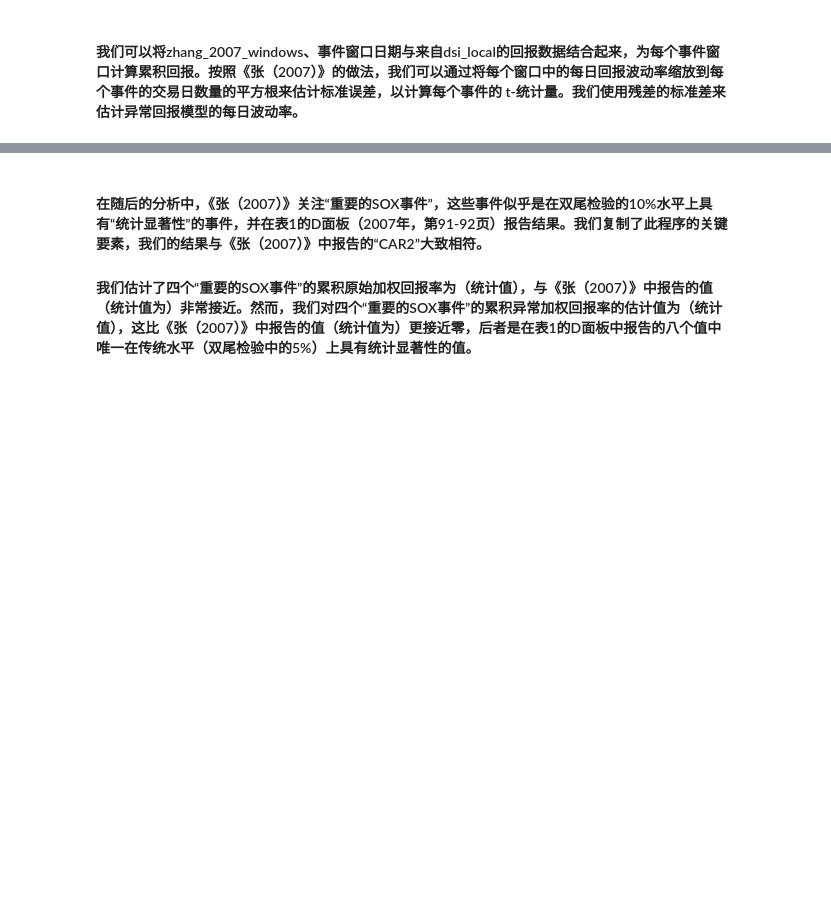
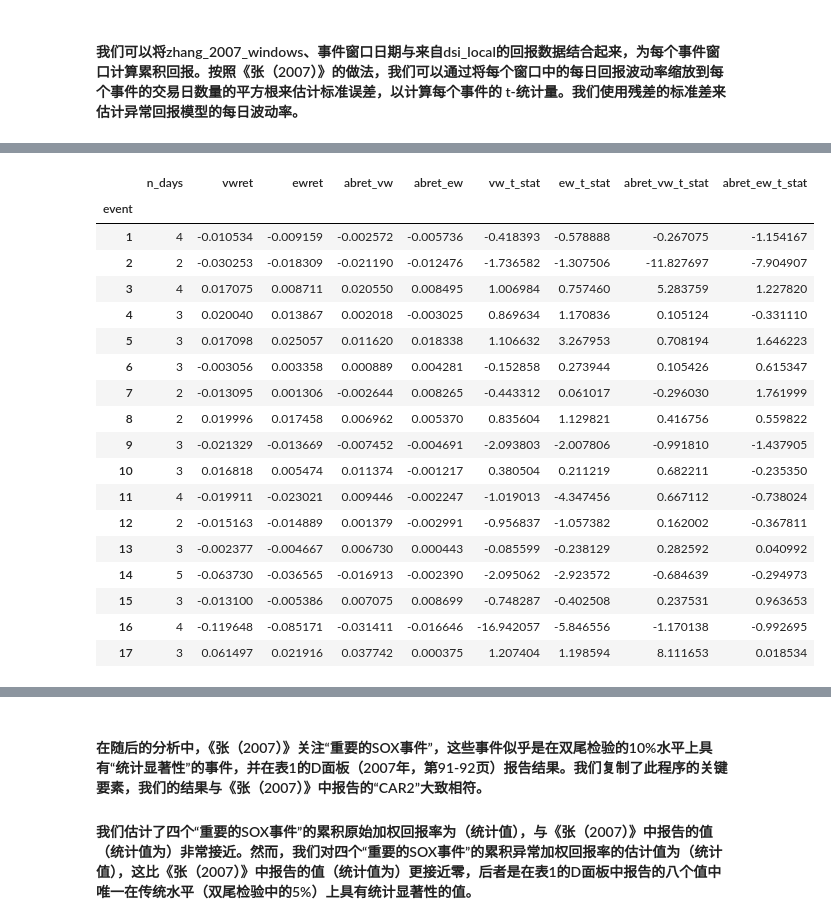
Before and after one commit to WHUFT/WHU_FinTech_Workshop, a Jupyter notebook: 10-研究方法学习班/17-Empirical Research in Accounting/04_Event studies/04_Event studies .ipynb, the cells around one changed output, grey strips where cells are left out. Drawn from its saved outputs; the diff is of its cells as text; code cells hidden in the pictures; blank space fills up the shorter version.

```diff
--- a/10-研究方法学习班/17-Empirical Research in Accounting/04_Event studies/04_Event studies .ipynb
+++ b/10-研究方法学习班/17-Empirical Research in Accounting/04_Event studies/04_Event studies .ipynb
@@ -725 +669,58 @@ print(summary)
+# %%
+# 创建一个空列表用于存放合并后的数据
+results = []
+
+# 遍历 zhang_2007_windows 中的每一行
+for _, window in zhang_2007_windows.iterrows():
+    # 在 dsi_merged 中找到日期位于 beg_date 和 end_date 范围内的行
+    matches = dsi_merged[(dsi_merged['date'] >= window['beg_date']) & (dsi_merged['date'] <= window['end_date'])]
+
+    # 如果找到匹配的行
+    if not matches.empty:
+        # 合并当前 window 行和所有匹配的行
+        for _, match in matches.iterrows():
+            # 将当前 window 的数据和匹配的数据合并成一个 Series
+            merged_data = pd.concat([window, match])
+            results.append(merged_data)
+
+# 将结果列表转换成 DataFrame
+merged_df = pd.DataFrame(results)
+
+# 按 'event' 分组，计算所需的统计数据
+grouped = merged_df.groupby('event')
+summary_df = grouped.agg(
+    n_days=pd.NamedAgg(column='date', aggfunc='size'),
+    vwret=pd.NamedAgg(column='vwretd', aggfunc='sum'),
+    ewret=pd.NamedAgg(column='ewretd', aggfunc='sum'),
+    abret_vw=pd.NamedAgg(column='abret_vw', aggfunc='sum'),
+    abret_ew=pd.NamedAgg(column='abret_ew', aggfunc='sum'),
+    vw_t_stat=pd.NamedAgg(column='vwretd', aggfunc=lambda x: x.sum() / (np.sqrt(x.size) * x.std(ddof=1))),
+    ew_t_stat=pd.NamedAgg(column='ewretd', aggfunc=lambda x: x.sum() / (np.sqrt(x.size) * x.std(ddof=1))),
+    abret_vw_t_stat=pd.NamedAgg(column='abret_vw', aggfunc=lambda x: x.sum() / (np.sqrt(x.size) * x.std(ddof=1))),
+    abret_ew_t_stat=pd.NamedAgg(column='abret_ew', aggfunc=lambda x: x.sum() / (np.sqrt(x.size) * x.std(ddof=1)))
+)
+
+# 将计算结果 DataFrame 命名为 zhang_2007_rets
+zhang_2007_rets = summary_df
+zhang_2007_rets
+# %% [output]
+|  | n_days | vwret | ewret | abret_vw | abret_ew | vw_t_stat | ew_t_stat | abret_vw_t_stat | abret_ew_t_stat |
+| event |  |  |  |  |  |  |  |  |  |
+| 1 | 4 | -0.010534 | -0.009159 | -0.002572 | -0.005736 | -0.418393 | -0.578888 | -0.267075 | -1.154167 |
+| 2 | 2 | -0.030253 | -0.018309 | -0.021190 | -0.012476 | -1.736582 | -1.307506 | -11.827697 | -7.904907 |
+| 3 | 4 | 0.017075 | 0.008711 | 0.020550 | 0.008495 | 1.006984 | 0.757460 | 5.283759 | 1.227820 |
+| 4 | 3 | 0.020040 | 0.013867 | 0.002018 | -0.003025 | 0.869634 | 1.170836 | 0.105124 | -0.331110 |
+| 5 | 3 | 0.017098 | 0.025057 | 0.011620 | 0.018338 | 1.106632 | 3.267953 | 0.708194 | 1.646223 |
+| 6 | 3 | -0.003056 | 0.003358 | 0.000889 | 0.004281 | -0.152858 | 0.273944 | 0.105426 | 0.615347 |
+| 7 | 2 | -0.013095 | 0.001306 | -0.002644 | 0.008265 | -0.443312 | 0.061017 | -0.296030 | 1.761999 |
+| 8 | 2 | 0.019996 | 0.017458 | 0.006962 | 0.005370 | 0.835604 | 1.129821 | 0.416756 | 0.559822 |
+| 9 | 3 | -0.021329 | -0.013669 | -0.007452 | -0.004691 | -2.093803 | -2.007806 | -0.991810 | -1.437905 |
+| 10 | 3 | 0.016818 | 0.005474 | 0.011374 | -0.001217 | 0.380504 | 0.211219 | 0.682211 | -0.235350 |
+| 11 | 4 | -0.019911 | -0.023021 | 0.009446 | -0.002247 | -1.019013 | -4.347456 | 0.667112 | -0.738024 |
+| 12 | 2 | -0.015163 | -0.014889 | 0.001379 | -0.002991 | -0.956837 | -1.057382 | 0.162002 | -0.367811 |
+| 13 | 3 | -0.002377 | -0.004667 | 0.006730 | 0.000443 | -0.085599 | -0.238129 | 0.282592 | 0.040992 |
+| 14 | 5 | -0.063730 | -0.036565 | -0.016913 | -0.002390 | -2.095062 | -2.923572 | -0.684639 | -0.294973 |
+| 15 | 3 | -0.013100 | -0.005386 | 0.007075 | 0.008699 | -0.748287 | -0.402508 | 0.237531 | 0.963653 |
+| 16 | 4 | -0.119648 | -0.085171 | -0.031411 | -0.016646 | -16.942057 | -5.846556 | -1.170138 | -0.992695 |
+| 17 | 3 | 0.061497 | 0.021916 | 0.037742 | 0.000375 | 1.207404 | 1.198594 | 8.111653 | 0.018534 |
 # %%
```
Also changed, not shown: parts of 7 cells of this notebook.
